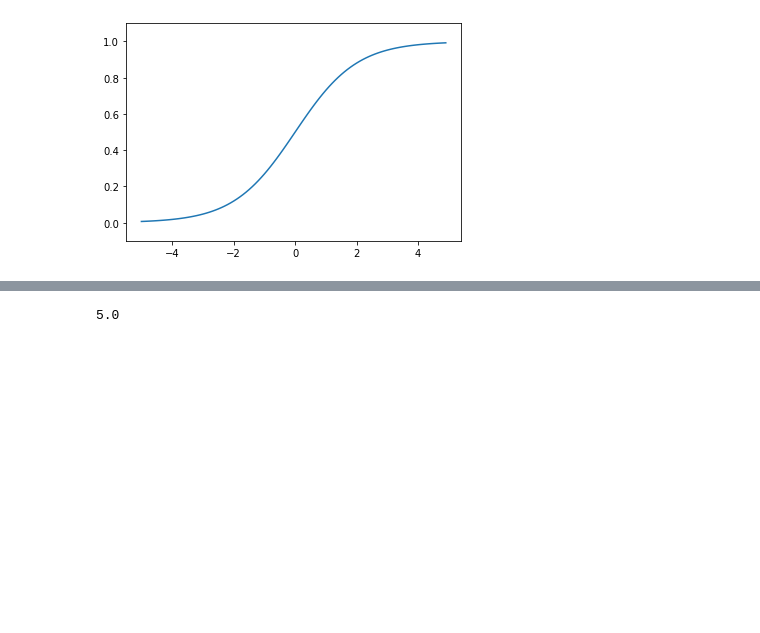
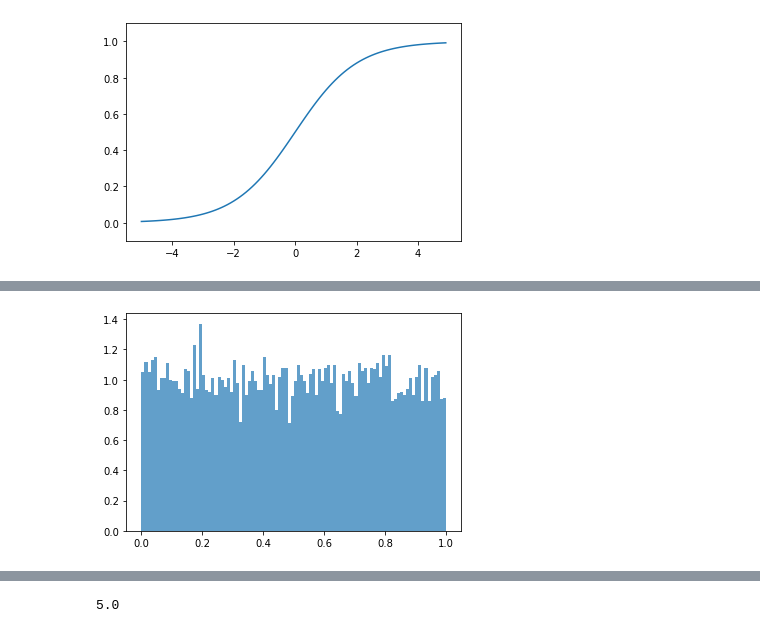
Before and after one commit to hyunwoongko/bigdata-lecture, a Jupyter notebook: _notebooks/02_03_통계학_기초.ipynb, the cells around one changed output, grey strips where cells are left out. Saved outputs shown, nothing was run; the diff lists cells and outputs as text; code cells hidden in the pictures; blank space fills up the shorter version.

```diff
--- a/_notebooks/02_03_통계학_기초.ipynb
+++ b/_notebooks/02_03_통계학_기초.ipynb
@@ -385,0 +402,12 @@ plt.close()
+# %%
+import numpy as np
+import matplotlib.pyplot as plt
+
+normal_dist = np.random.rand(10000)
+# 균등분포로 랜덤값 생성하기
+
+plt.hist(normal_dist, bins=100, density=True, alpha=0.7, histtype='stepfilled')
+plt.show()
+plt.close()
+# %% [output]
+[figure, added]
```
Also changed, not shown: parts of 5 cells of this notebook.
